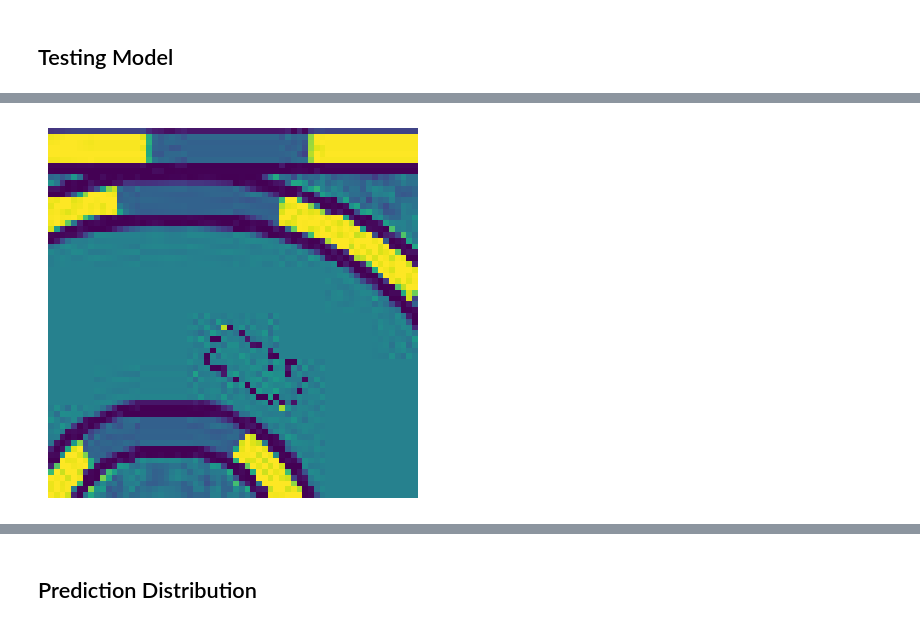
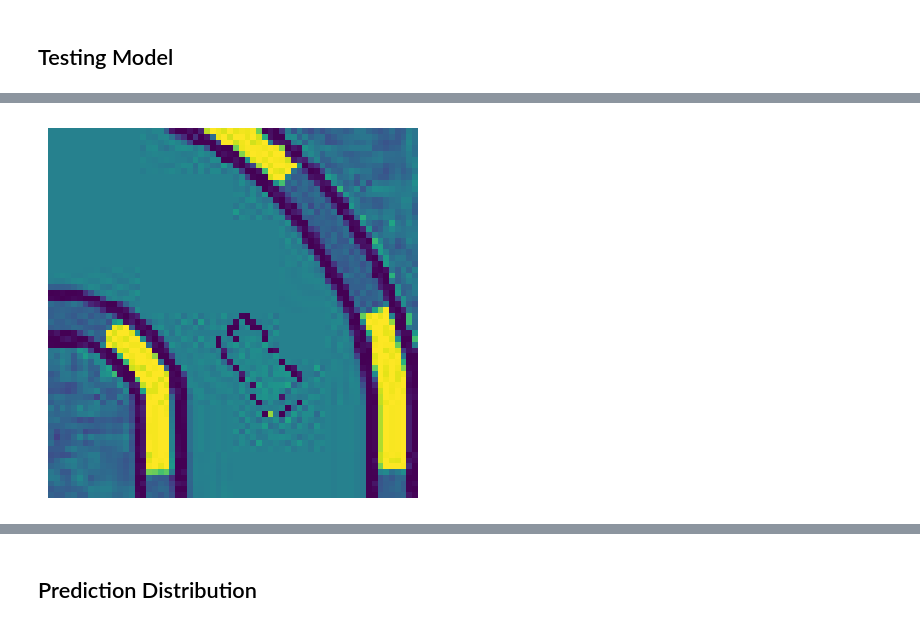
Before and after one commit to andykr1k/SelfDrivingCarSimulator, a Jupyter notebook: CNN/CNN_model.ipynb, the cells around one changed output, grey strips where cells are left out. Drawn from its saved outputs; the diff is of its cells as text; code cells hidden in the pictures.

```diff
--- a/CNN/CNN_model.ipynb
+++ b/CNN/CNN_model.ipynb
@@ -181,10 +210,10 @@ plt.show()
 # %%
-image = X_test[1]
+image = X_test[8]
 plt.imshow(image)
 plt.axis('off')
 plt.show()
 # %% [output]
-[figure, old version]
+[figure, new version]
 # %%
 test_image = image.reshape(1, 64, 64, 1)
 predictions = model.predict(test_image)
```
Also changed, not shown: parts of 17 cells of this notebook, 4 other files.
